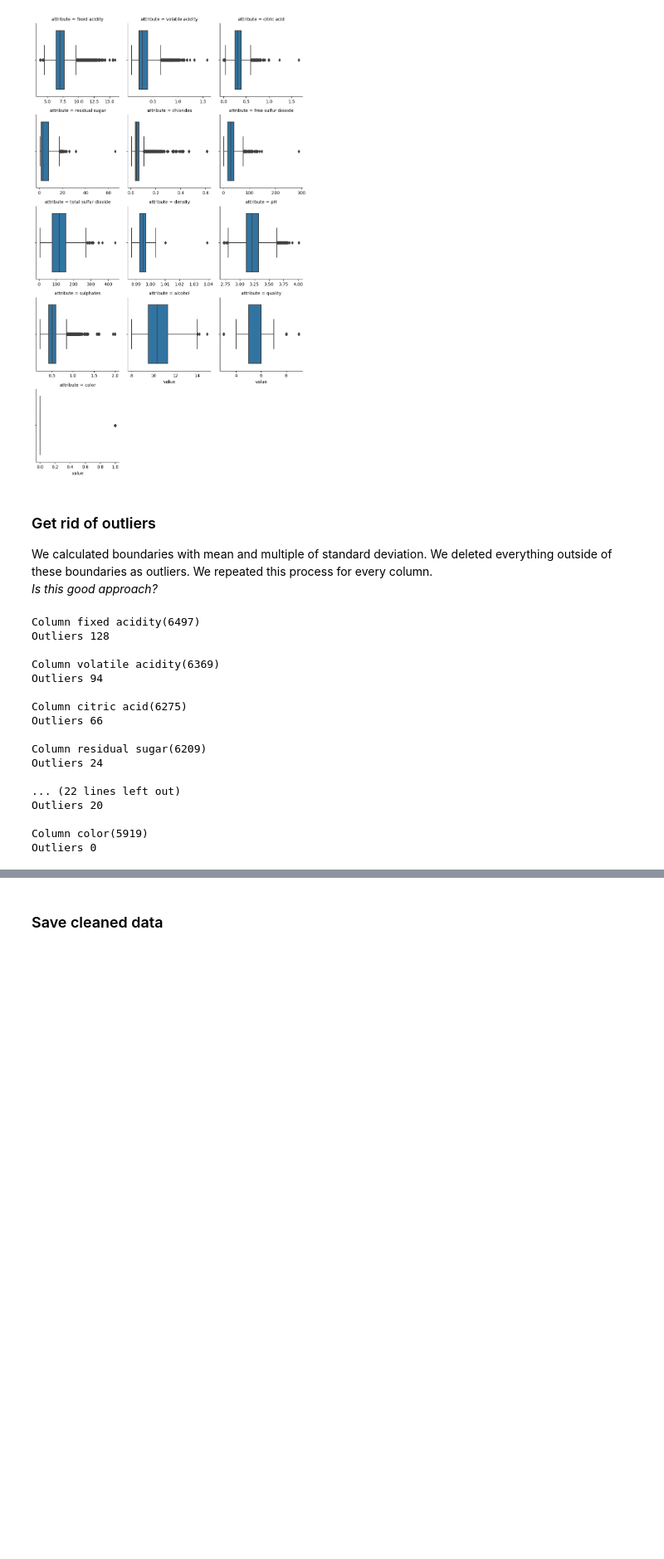
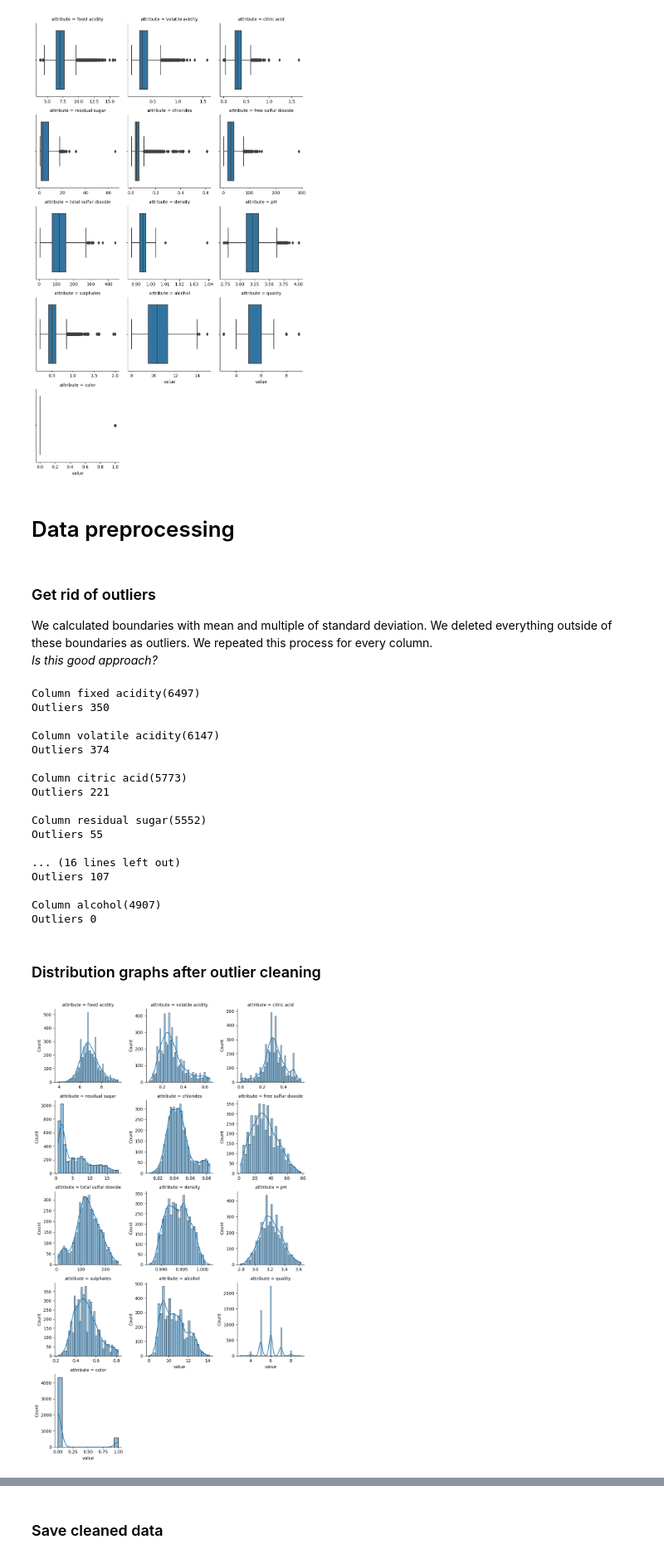
Before and after one commit to pasavec008/neural_networks_1, a Jupyter notebook: data_analysis.ipynb, the cells around one changed output, grey strips where cells are left out. Shown at 83% size. Cells and saved outputs as stored; diff of their text form; code cells hidden in the pictures; blank space fills up the shorter version.

Commit message:
Data Analysis - outliers

```diff
--- a/data_analysis.ipynb
+++ b/data_analysis.ipynb
@@ -80,40 +84,44 @@ hist_grid = hist_grid.map(sns.boxplot, 'value', order = [])
 # %% [output]
 [figure]
+# %% [markdown]
+# Data preprocessing
 # %% [markdown]
 ### Get rid of outliers
 We calculated boundaries with mean and multiple of standard deviation. We deleted everything outside of these boundaries as outliers. We repeated this process for every column.<br>
 *Is this good approach?*
 # %%
-for i in df.columns:
-    #exclude columns
-    # if i in ["mood", "age", "mark", "skill", "experience_length"]:
-    #     continue
-    mean = df[i].mean()
-    std = df[i].std()
+filtered_columns = [col for col in df.columns if col not in ['color', 'quality']]
+for i in filtered_columns:
+    iqr = df[i].quantile(0.75)- df[i].quantile(0.25)
+    q3 = df[i].quantile(0.75)
 
-    cut = std * 3
-    low_limit = mean - cut
-    up_limit = mean + cut
-    #print("Limits for outliers in column", i, "are: ", low_limit, up_limit)
+    up_limit = q3 + 1.5 * iqr
     with_outliers = df.shape[0]
-   # print("Number of data with outliers in column", i, df.shape[0])
-    df = df[(df[i] > low_limit) & (df[i] < up_limit)]
+    df = df[df[i] <= up_limit]
     print(f'Column {i}({with_outliers})\nOutliers {with_outliers - df.shape[0]}', end = '\n\n')
 # %% [output]
 Column fixed acidity(6497)
-Outliers 128
+Outliers 350
 
-Column volatile acidity(6369)
-Outliers 94
+Column volatile acidity(6147)
+Outliers 374
 
-Column citric acid(6275)
-Outliers 66
+Column citric acid(5773)
+Outliers 221
 
-Column residual sugar(6209)
-Outliers 24
+Column residual sugar(5552)
+Outliers 55
 
-... (22 lines left out)
-Outliers 20
+... (16 lines left out)
+Outliers 107
 
-Column color(5919)
+Column alcohol(4907)
 Outliers 0
+# %% [markdown]
+### Distribution graphs after outlier cleaning
+# %%
+# Create a grid of distribution plots
+hist_grid = sns.FacetGrid(pd.melt(df, var_name = 'attribute'), col = 'attribute', sharex=False, sharey=False, col_wrap=3)
+hist_grid = hist_grid.map(sns.histplot, 'value', kde = True)
+# %% [output]
+[figure, added]
```
Also changed, not shown: parts of 5 cells of this notebook, 2 other files.
